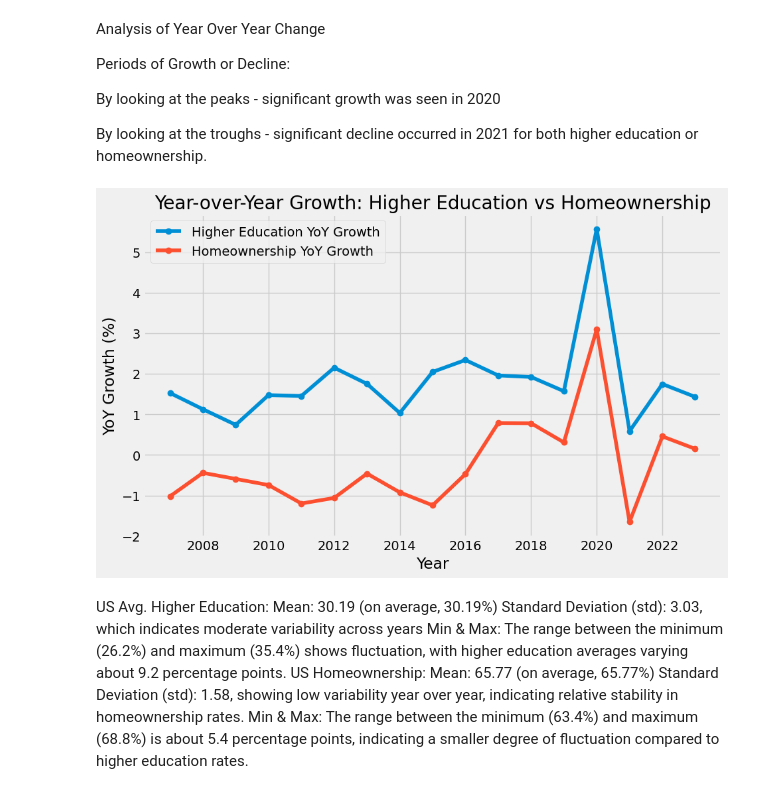
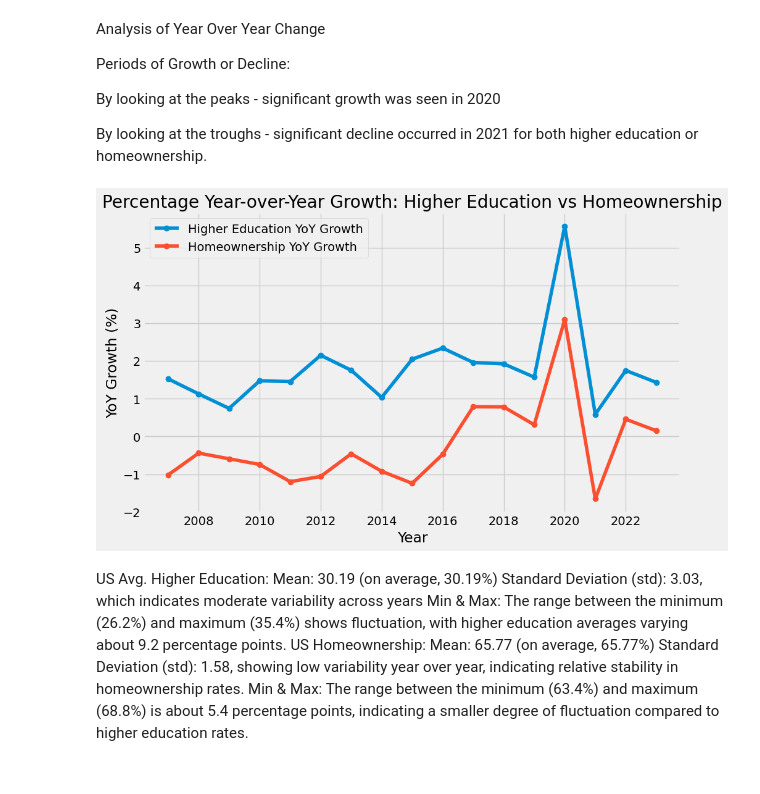
Before and after one commit to d-burke-data/Project_01, a Jupyter notebook: Work_Hawa/Visualization.ipynb, the cells around one changed output. Saved outputs shown, nothing was run; the diff lists cells and outputs as text; code cells hidden in the pictures.

```diff
--- a/Work_Hawa/Visualization.ipynb
+++ b/Work_Hawa/Visualization.ipynb
@@ -105,33 +105,33 @@ By looking at the peaks - significant growth was seen in 2020
 
 By looking at the troughs - significant decline occurred in 2021 for both higher education or homeownership.
 # %%
-
+#Percentage Year-over-Year Growth
 # Convert Date column to datetime format
 Clean_Data_df['Date'] = pd.to_datetime(Clean_Data_df['Date'])
 
 # Extract year from the Date column
 Clean_Data_df['Year'] = Clean_Data_df['Date'].dt.year
 
 # Calculate YoY Growth for Higher Education and Homeownership
 Clean_Data_df['Higher Edu YoY Growth'] = Clean_Data_df['US Avg. Higher Edu'].pct_change() * 100
 Clean_Data_df['Homeownership YoY Growth'] = Clean_Data_df['US Homeownership'].pct_change() * 100
 
 # Plotting the YoY growth for both metrics
 plt.figure(figsize=(10, 6))
 plt.plot(Clean_Data_df['Year'], Clean_Data_df['Higher Edu YoY Growth'], label='Higher Education YoY Growth', marker='o')
 plt.plot(Clean_Data_df['Year'], Clean_Data_df['Homeownership YoY Growth'], label='Homeownership YoY Growth', marker='o')
 
 # Adding labels and title
 plt.xlabel('Year')
 plt.ylabel('YoY Growth (%)')
-plt.title('Year-over-Year Growth: Higher Education vs Homeownership')
+plt.title('Percentage Year-over-Year Growth: Higher Education vs Homeownership')
 plt.legend()
 
 # Show the plot
 plt.grid(True)
 plt.show()
 # %% [output]
-[figure, old version]
+[figure, new version]
 # %% [markdown]
 US Avg. Higher Education:
 Mean: 30.19 (on average, 30.19%)
```
Also changed, not shown: parts of 1 cell of this notebook, 1 other file.
